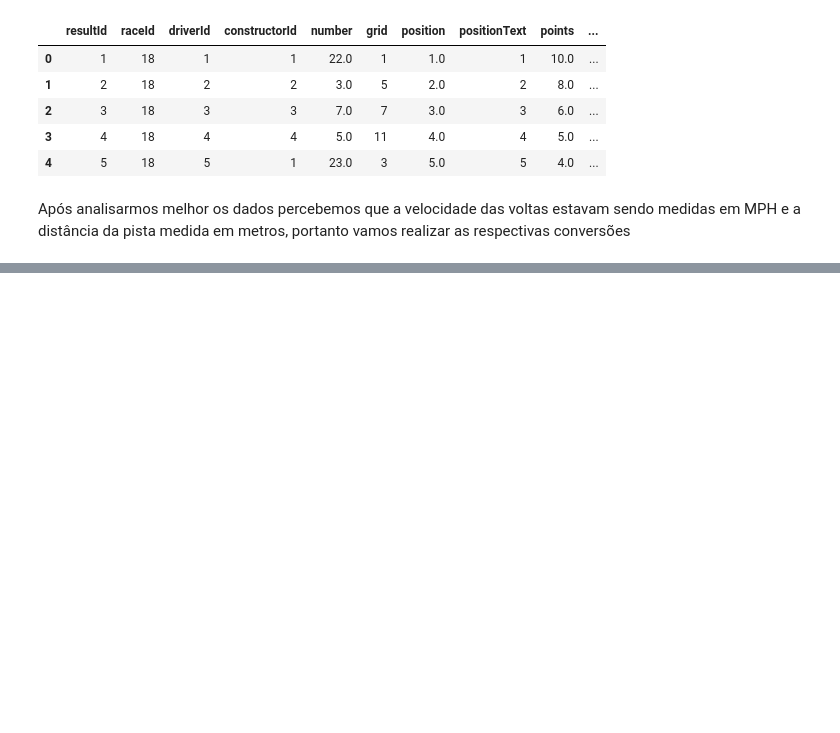
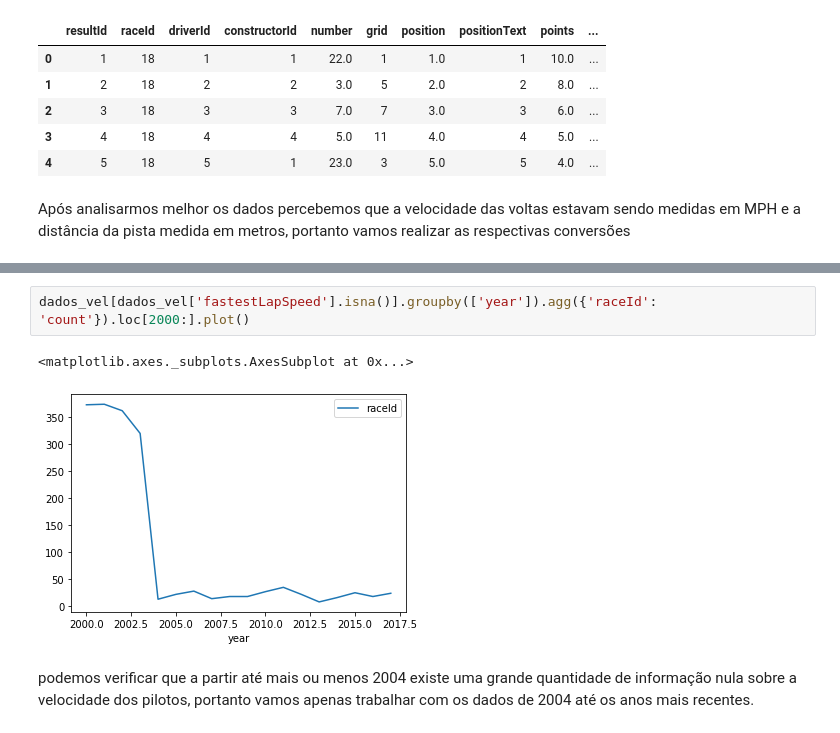
Before and after one commit to renatojmf/analiseDadosF1, a Jupyter notebook: dadosf1.ipynb, the cells around one changed output, grey strips where cells are left out. Cells and saved outputs as stored; diff of their text form; blank space fills up the shorter version.

```diff
--- a/dadosf1.ipynb
+++ b/dadosf1.ipynb
@@ -493,0 +523,7 @@ df[['country','circuitName', 'fastestLapDist','fastestLapSpeed']].head()
+# %%
+dados_vel[dados_vel['fastestLapSpeed'].isna()].groupby(['year']).agg({'raceId': 'count'}).loc[2000:].plot()
+# %% [output]
+<matplotlib.axes._subplots.AxesSubplot at 0x...>
+[figure, added]
+# %% [markdown]
+podemos verificar que a partir até mais ou menos 2004 existe uma grande quantidade de informação nula sobre a velocidade dos pilotos, portanto vamos apenas trabalhar com os dados de 2004 até os anos mais recentes.
```
Also changed, not shown: parts of 22 cells of this notebook.
